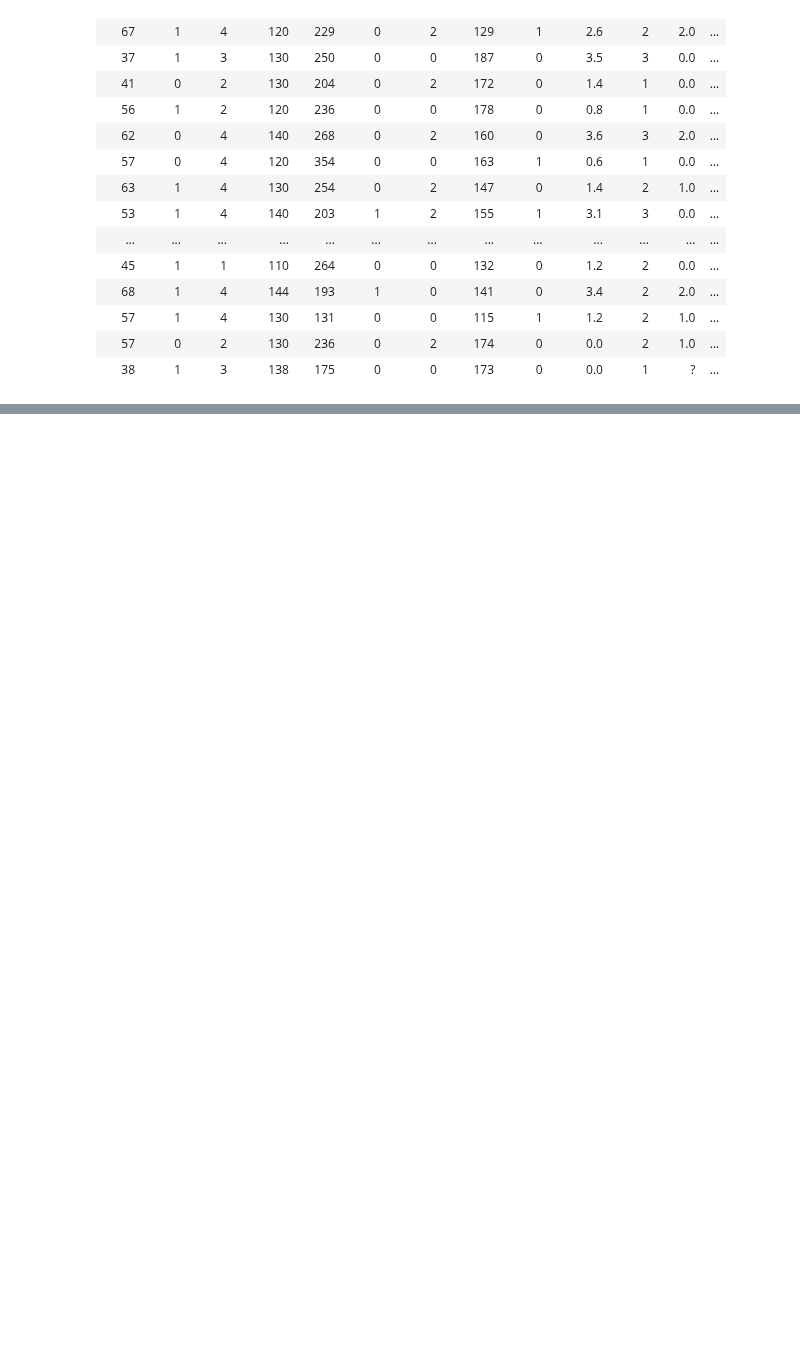
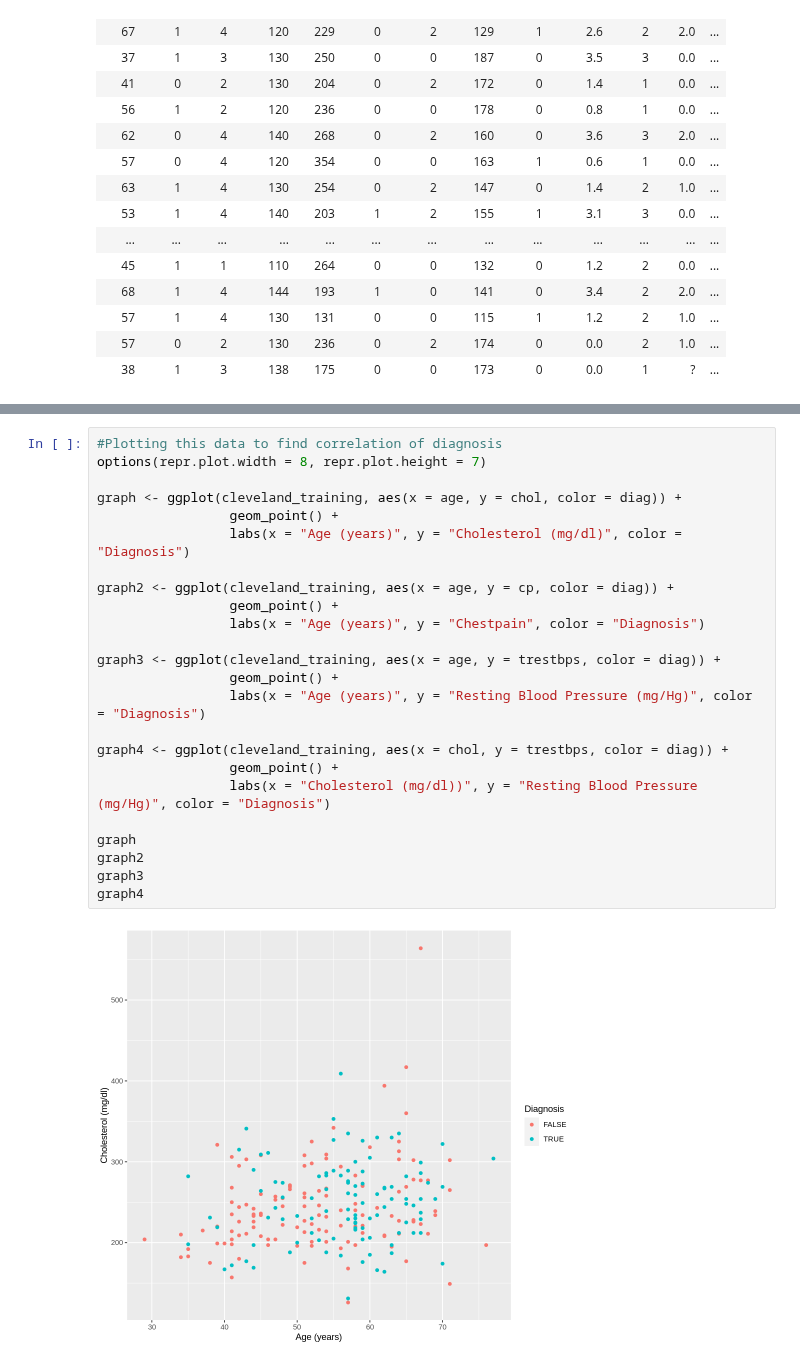
Before and after one commit to ibrahim1623/DSCI-100-Project, a Jupyter notebook: AndysFile.ipynb, the cells around one changed output, grey strips where cells are left out. Drawn from its saved outputs; the diff is of its cells as text; blank space fills up the shorter version.

```diff
--- a/AndysFile.ipynb
+++ b/AndysFile.ipynb
@@ -89,0 +90,26 @@ A tibble: 2 × 14
+# %%
+#Plotting this data to find correlation of diagnosis
+options(repr.plot.width = 8, repr.plot.height = 7)
+
+graph <- ggplot(cleveland_training, aes(x = age, y = chol, color = diag)) +
+                 geom_point() +
+                 labs(x = "Age (years)", y = "Cholesterol (mg/dl)", color = "Diagnosis")
+
+graph2 <- ggplot(cleveland_training, aes(x = age, y = cp, color = diag)) +
+                 geom_point() +
+                 labs(x = "Age (years)", y = "Chestpain", color = "Diagnosis")
+
+graph3 <- ggplot(cleveland_training, aes(x = age, y = trestbps, color = diag)) +
+                 geom_point() +
+                 labs(x = "Age (years)", y = "Resting Blood Pressure (mg/Hg)", color = "Diagnosis")
+
+graph4 <- ggplot(cleveland_training, aes(x = chol, y = trestbps, color = diag)) +
+                 geom_point() +
+                 labs(x = "Cholesterol (mg/dl))", y = "Resting Blood Pressure (mg/Hg)", color = "Diagnosis")
+
+graph
+graph2
+graph3
+graph4
+# %% [output]
+[figure, added]
```
Also changed, not shown: parts of 4 cells of this notebook.
